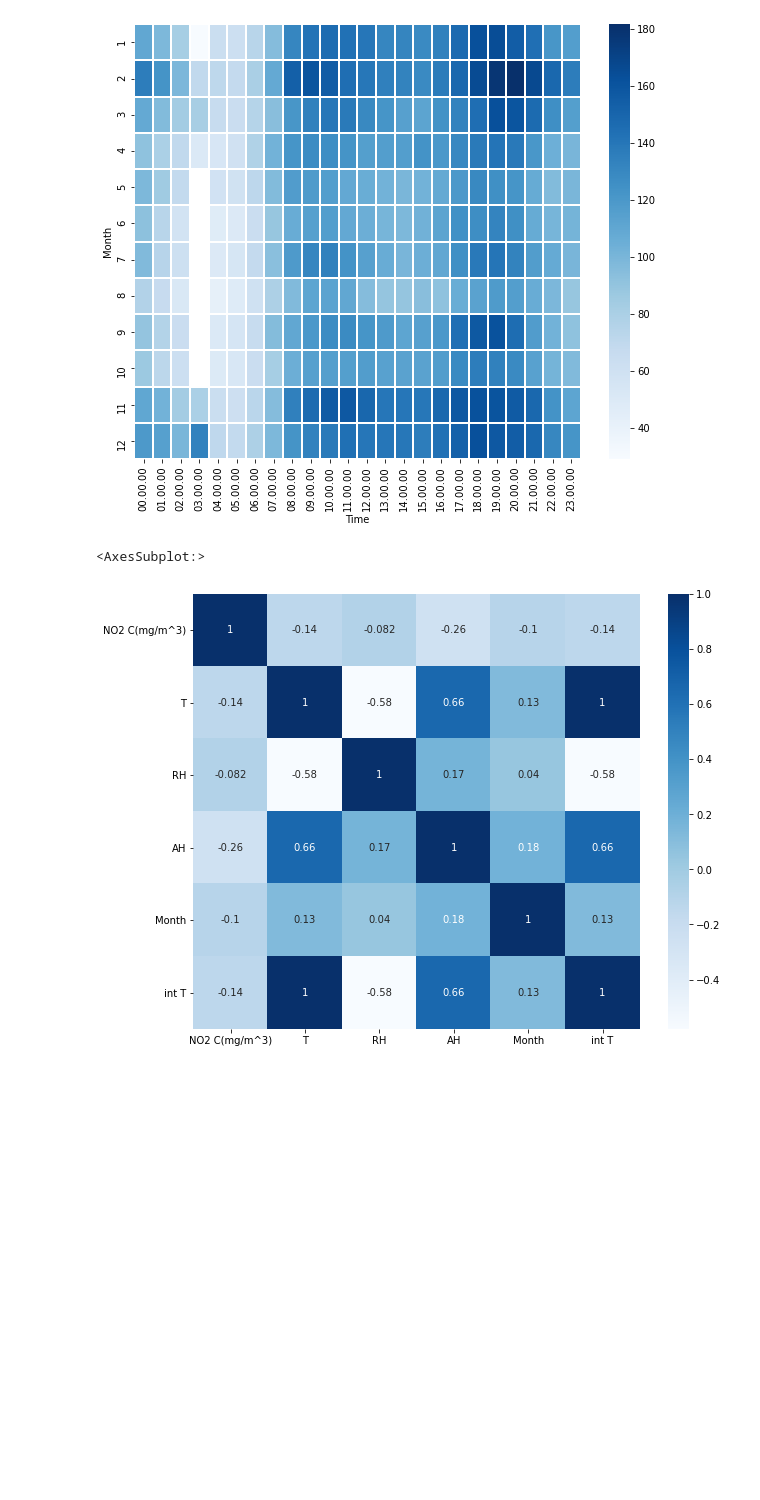
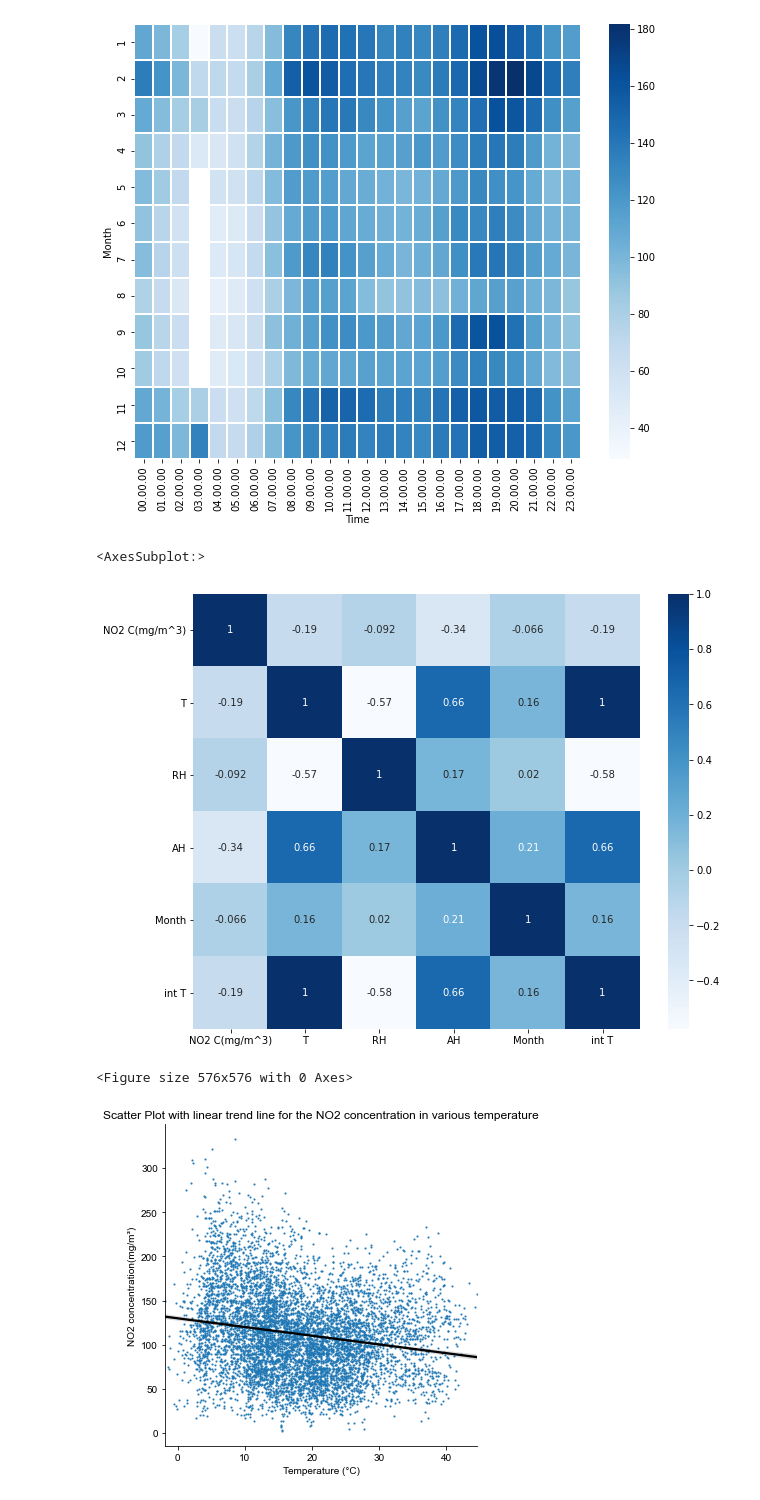
Before and after one commit to data301-2021-summer2/project-group55-project, a Jupyter notebook: analysis/analysis_notebook.ipynb, the cells around one changed output. Drawn from its saved outputs; the diff is of its cells as text; code cells hidden in the pictures; blank space fills up the shorter version.

Commit message:
Code for improvement on EDA (milestone 3 Task 1) are added.

```diff
--- a/analysis/analysis_notebook.ipynb
+++ b/analysis/analysis_notebook.ipynb
@@ -144,5 +144,7 @@ import matplotlib.pyplot as plt
 ind=df2.index[(df2['T']==-200.0)].tolist()
 df4=df2.drop(ind,axis=0)
 df4=df4.drop(columns=['C6H6 C(mg/m^3)','NOx C(ppb)','NMHC C(mg/m^3)','CO C(mg/m^3)'])
+df4=df4.drop(df4.index[(df4['NO2 C(mg/m^3)']==-200.0)].tolist(),axis=0)
+df4
 ##Drop abnormal row with temp=-200 degree
 ##Source:https://kanoki.org/2020/01/21/pandas-dataframe-filter-with-multiple-conditions/
@@ -178,4 +207,20 @@ sns.heatmap(Air_mx, annot=True, cmap='Blues')
 ## NO2 also doesn't relate to AH and RH
 # %% [output]
 <AxesSubplot:>
-[figure, old version]
+[figure, new version]
+# %%
+# Improvement on EDA (milestone 3)
+## add plot type for visualization for plot 1, we want to change it from bar plot to scatter plot with trend line.
+plt.figure(figsize=(8,8))
+additional_plot= sns.lmplot(
+data=df4,
+x='T',y='NO2 C(mg/m^3)',height=5,markers='o',scatter_kws={"s": 1.5},line_kws={'color': 'black'}).set(
+    xlabel='Temperature (°C)',ylabel='NO2 concentration(mg/m³)',title='Scatter Plot with linear trend line for the NO2 concentration in various temperature')
+#Avoiding overplotting by reduce marker size.
+sns.set_theme(context='paper',style='ticks',font_scale=1.25)
+##The trend line indicates that there is a negative relatioship between Temperature and NO2 concentration in the air.
+##The trend line does not fit in the plot as points lie broadly in the plot
+##This proves that there is no significant evidence indocates that there is a linear relationship between temperature and NO2 concentration.
+# %% [output]
+<Figure size 576x576 with 0 Axes>
+[figure, added]
```
Also changed, not shown: parts of 5 cells of this notebook.
